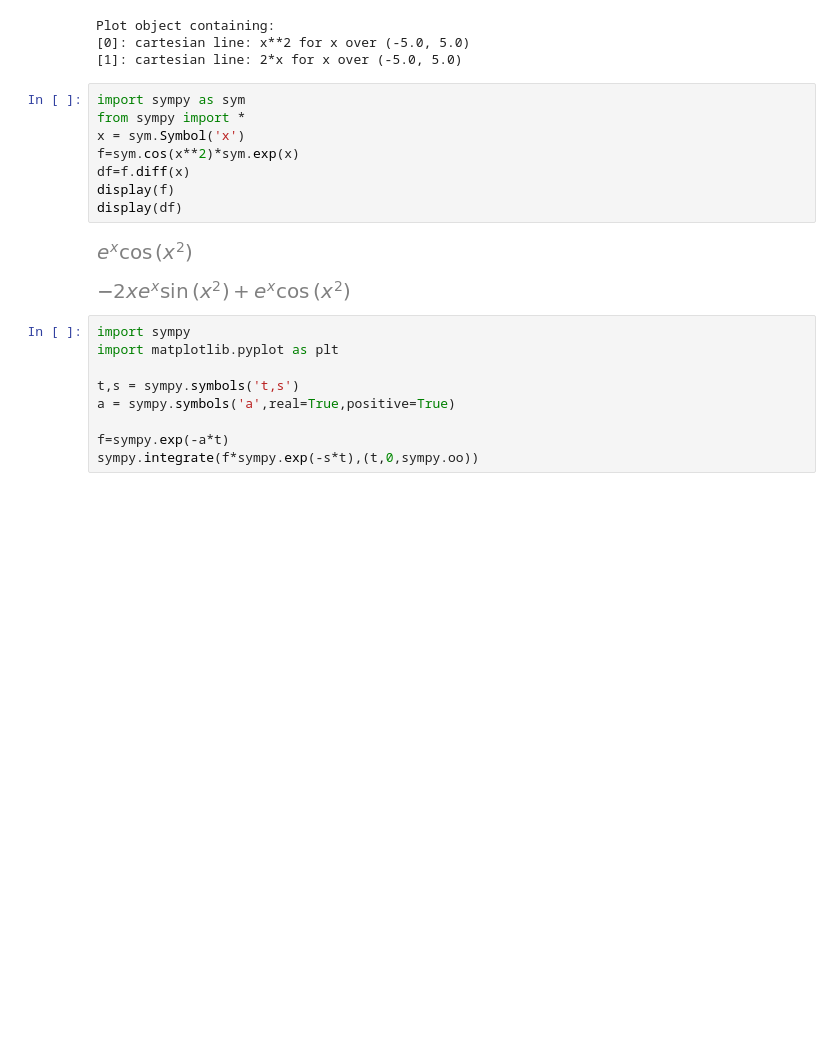
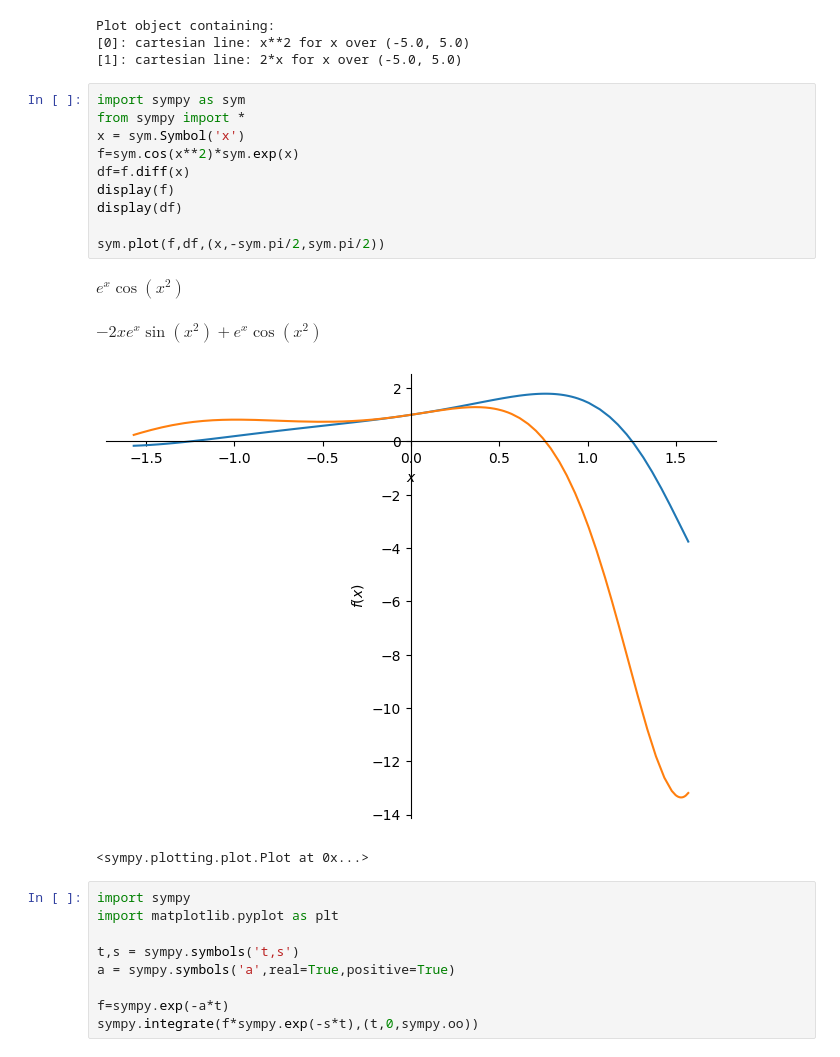
Before and after one commit to DavidChiu150219/20230723, a Jupyter notebook: 數學.ipynb, the cells around one changed output. Drawn from its saved outputs; the diff is of its cells as text; blank space fills up the shorter version.

```diff
--- a/數學.ipynb
+++ b/數學.ipynb
@@ -106,14 +106,18 @@ Plot object containing:
 # %%
 import sympy as sym
 from sympy import *
 x = sym.Symbol('x')
 f=sym.cos(x**2)*sym.exp(x)
 df=f.diff(x)
 display(f)
 display(df)
+
+sym.plot(f,df,(x,-sym.pi/2,sym.pi/2))
 # %% [output]
+$\displaystyle e^{x} \cos{\left(x^{2} \right)}$
+$\displaystyle - 2 x e^{x} \sin{\left(x^{2} \right)} + e^{x} \cos{\left(x^{2} \right)}$
-[figure, old version]
+[figure, new version]
-[figure, removed]
+<sympy.plotting.plot.Plot at 0x...>
 # %%
 import sympy
 import matplotlib.pyplot as plt
```
Also changed, not shown: parts of 2 cells of this notebook, 1 other file.
